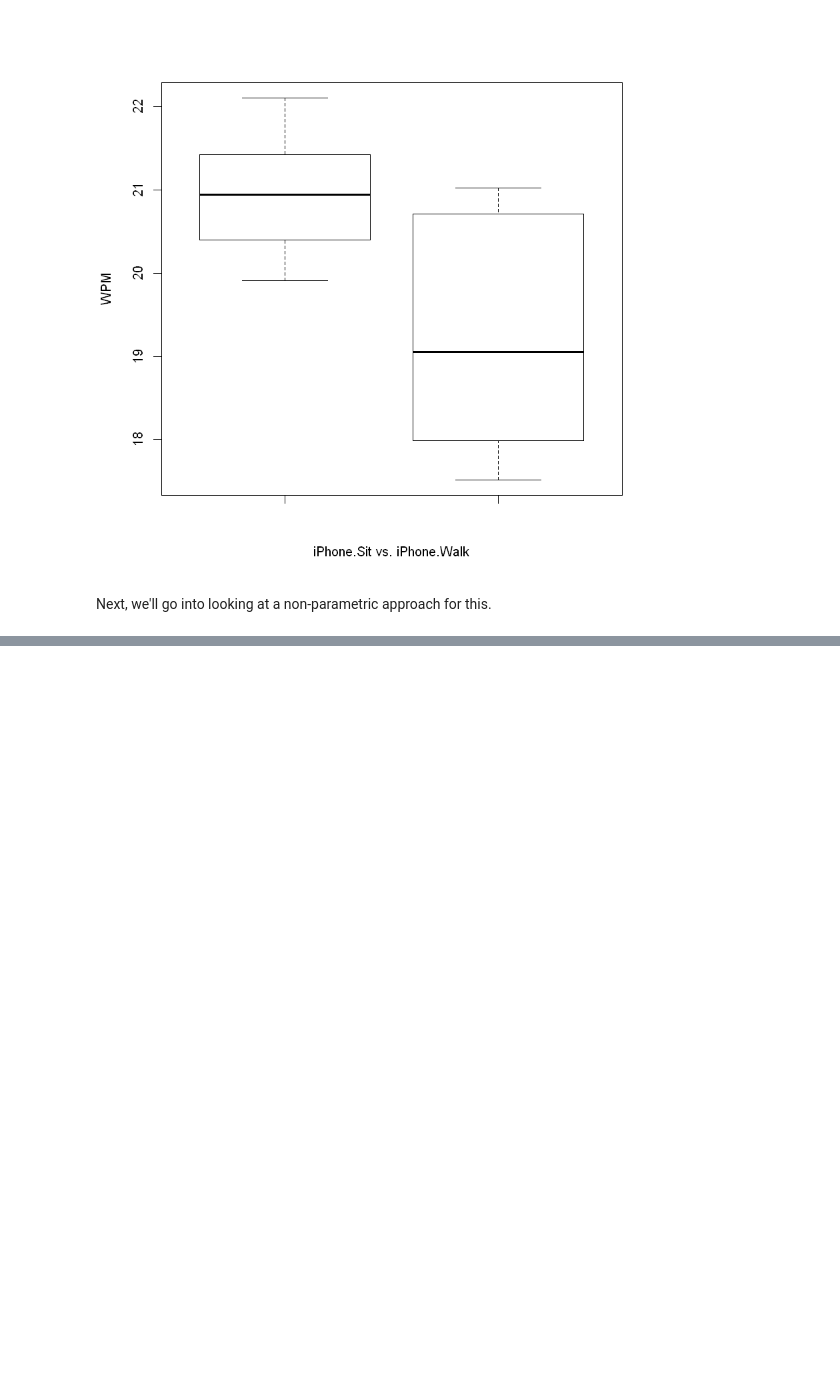
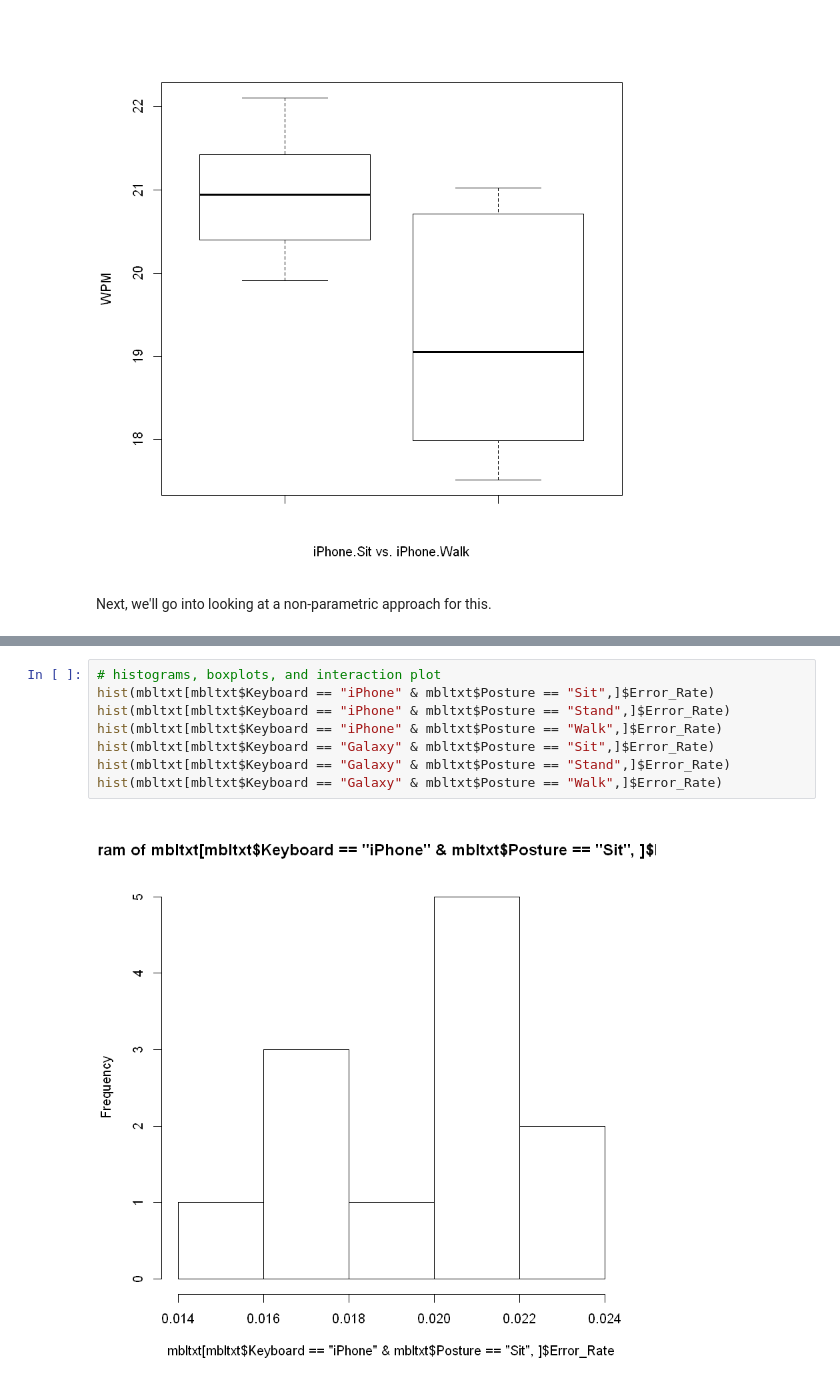
Before and after one commit to iamjz/R-Data, a Jupyter notebook: Designing, Running, and Analyzing Experiments/Week 07.ipynb, the cells around one changed output, grey strips where cells are left out. Drawn from its saved outputs; the diff is of its cells as text; blank space fills up the shorter version.

```diff
--- a/Designing, Running, and Analyzing Experiments/Week 07.ipynb
+++ b/Designing, Running, and Analyzing Experiments/Week 07.ipynb
@@ -375,0 +415,10 @@ Next, we'll go into looking at a non-parametric approach for this.
+# %%
+# histograms, boxplots, and interaction plot
+hist(mbltxt[mbltxt$Keyboard == "iPhone" & mbltxt$Posture == "Sit",]$Error_Rate)
+hist(mbltxt[mbltxt$Keyboard == "iPhone" & mbltxt$Posture == "Stand",]$Error_Rate)
+hist(mbltxt[mbltxt$Keyboard == "iPhone" & mbltxt$Posture == "Walk",]$Error_Rate)
+hist(mbltxt[mbltxt$Keyboard == "Galaxy" & mbltxt$Posture == "Sit",]$Error_Rate)
+hist(mbltxt[mbltxt$Keyboard == "Galaxy" & mbltxt$Posture == "Stand",]$Error_Rate)
+hist(mbltxt[mbltxt$Keyboard == "Galaxy" & mbltxt$Posture == "Walk",]$Error_Rate)
+# %% [output]
+[figure, added]
```
Also changed, not shown: parts of 15 cells of this notebook.
